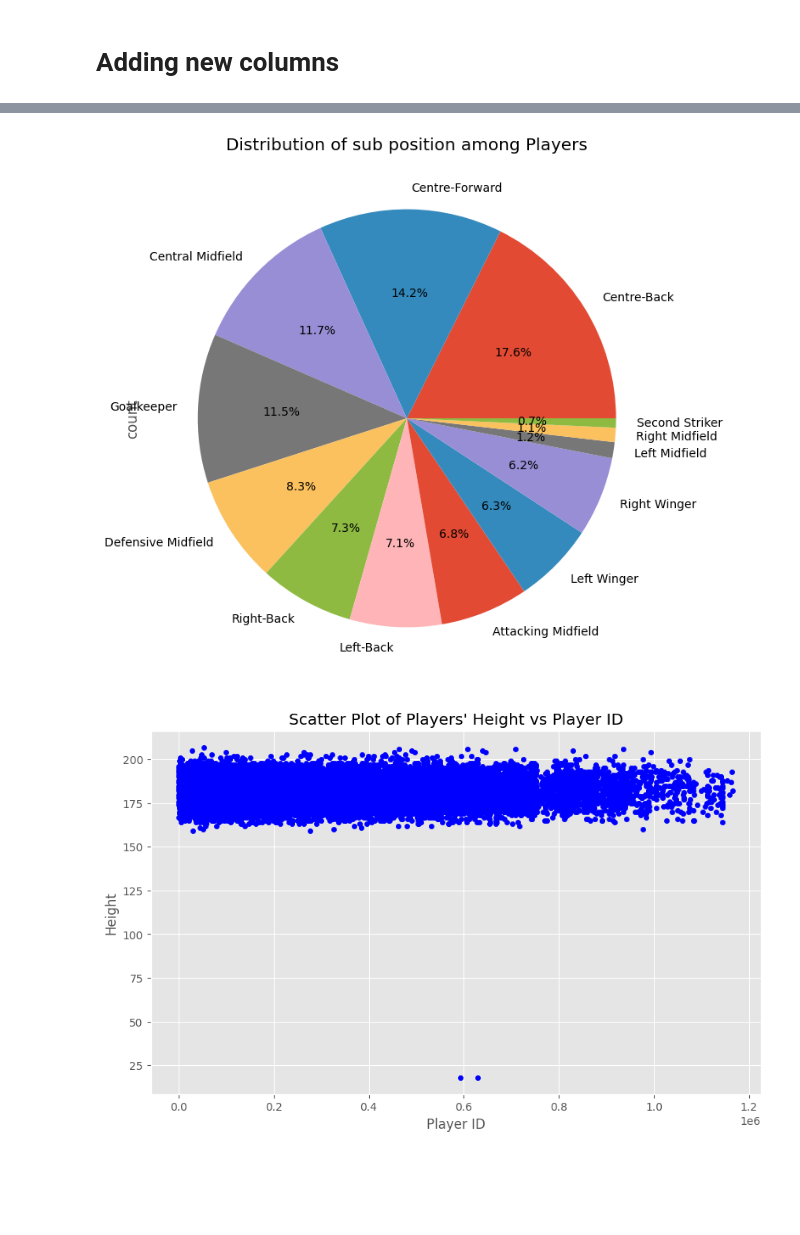
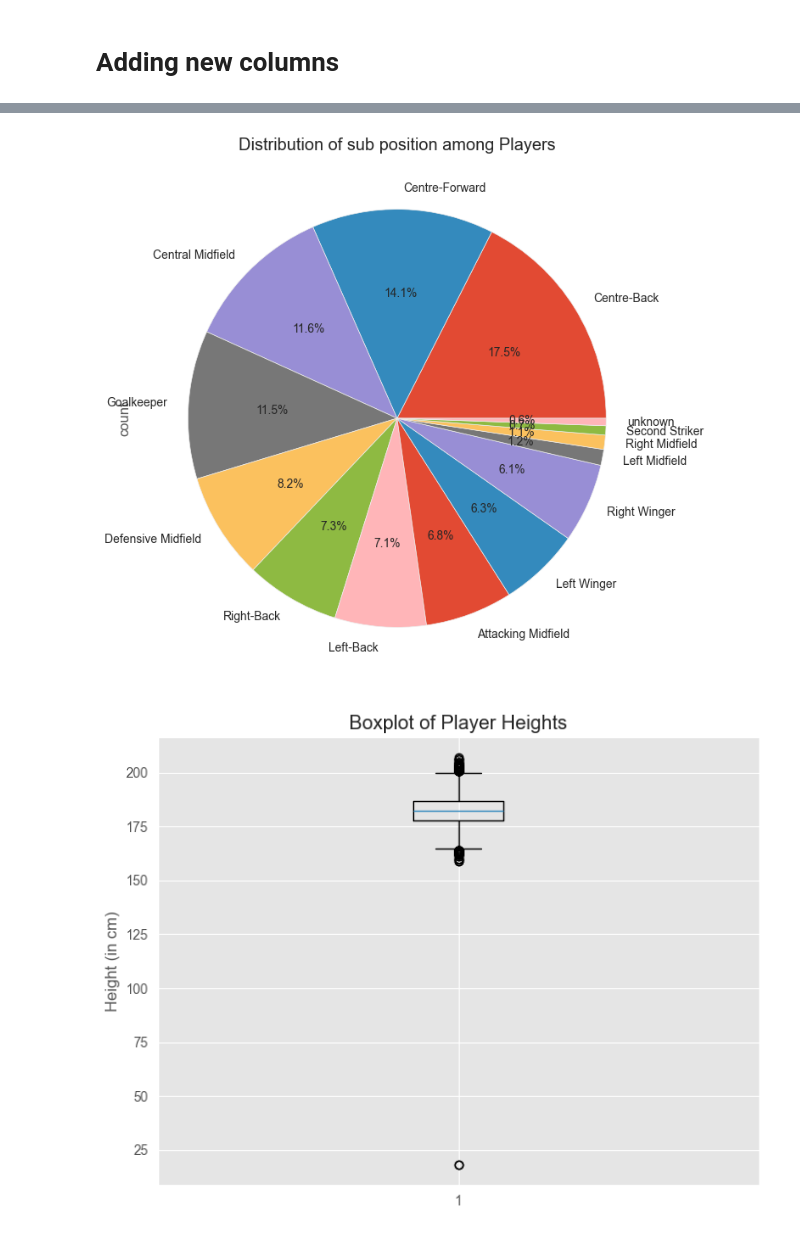
Before and after one commit to Bilguun-Batsaikhan/IUM-TWEB, a Jupyter notebook: Solution/jupyter_notebook/players.ipynb, the cells around one changed output, grey strips where cells are left out. Drawn from its saved outputs; the diff is of its cells as text; code cells hidden in the pictures; blank space fills up the shorter version.

Commit message:
Updated the analysis of 'players' and started the analysis of 'player_valuation'

```diff
--- a/Solution/jupyter_notebook/players.ipynb
+++ b/Solution/jupyter_notebook/players.ipynb
@@ -276,12 +329,10 @@ players_sub['foot'].fillna("none", inplace=True)
 # Added an 'is_active' column that indicates whether players are still active, using a criterion where a player is considered active if they have played in at least the last three seasons. The 'market_value_fluctuation' represents the market value change between the highest value reached and the current value. If the current value is zero because the player is no longer active, then the fluctuation will correspond to the highest market value achieved.
 current_year = datetime.now().year
 years_considered_active = 3
-players_sub['is_active'] = (current_year - players_sub['last_season']) <= years_considered_active
+new_players['is_active'] = (current_year - new_players['last_season']) <= years_considered_active
+new_players['market_value_fluctuation'] = (new_players['highest_market_value_in_eur'] - new_players['market_value_in_eur']) / 1_000_000
 
-players_sub['market_value_fluctuation'] = players_sub['highest_market_value_in_eur'] - players_sub['market_value_in_eur']
-
-
-players_sub
+new_players
 # %% [output]
 |  | player_id | name | last_season | current_club_id | country_of_birth | city_of_birth | ... |
 | 0 | 598 | Timo Hildebrand | 2014 | 24 | Germany | Worms | ... |
@@ -310,0 +350,7 @@ plt.show()
+# %%
+new_players['market_value_billion'] = new_players['market_value_in_eur'] / 1_000_000
+# %%
+new_players['highest_market_value_billion'] = new_players['highest_market_value_in_eur'] / 1_000_000
+# %%
+current_date = datetime.now()
+new_players['age'] = new_players['date_of_birth'].apply(lambda dob: (current_date - dob).days // 365 if pd.notnull(dob) else None)
@@ -370,19 +429,19 @@ plt.show()
 # %%
-sub_position_counts = players_sub['sub_position'].value_counts()
+sub_position_counts = new_players['sub_position'].value_counts()
 
 plt.figure(figsize=(8, 8))
 sub_position_counts.plot(kind='pie', autopct='%1.1f%%')
 plt.title('Distribution of sub position among Players')
 plt.show()
 # %% [output]
-[figure, old version]
+[figure, new version]
 # %%
-players_sub.plot(kind='scatter', x='player_id', y='height_in_cm', figsize=(10, 6), color='blue')
-
-plt.title('Scatter Plot of Players\' Height vs Player ID')
-plt.xlabel('Player ID')
-plt.ylabel('Height')
+#From the box plot, it's evident that there are some outliers in the players' height data. While heights of 200cm and 150cm are still extreme values but within the realm of possibility, a value below 25cm could likely be an error.
+plt.figure(figsize=(8, 6))
+plt.boxplot(new_players['height_in_cm'].dropna())
+plt.title('Boxplot of Player Heights')
+plt.ylabel('Height (in cm)')
 plt.show()
 # %% [output]
-[figure, old version]
+[figure, new version]
 # %%
```
Also changed, not shown: parts of 57 cells of this notebook, 1 other file.
